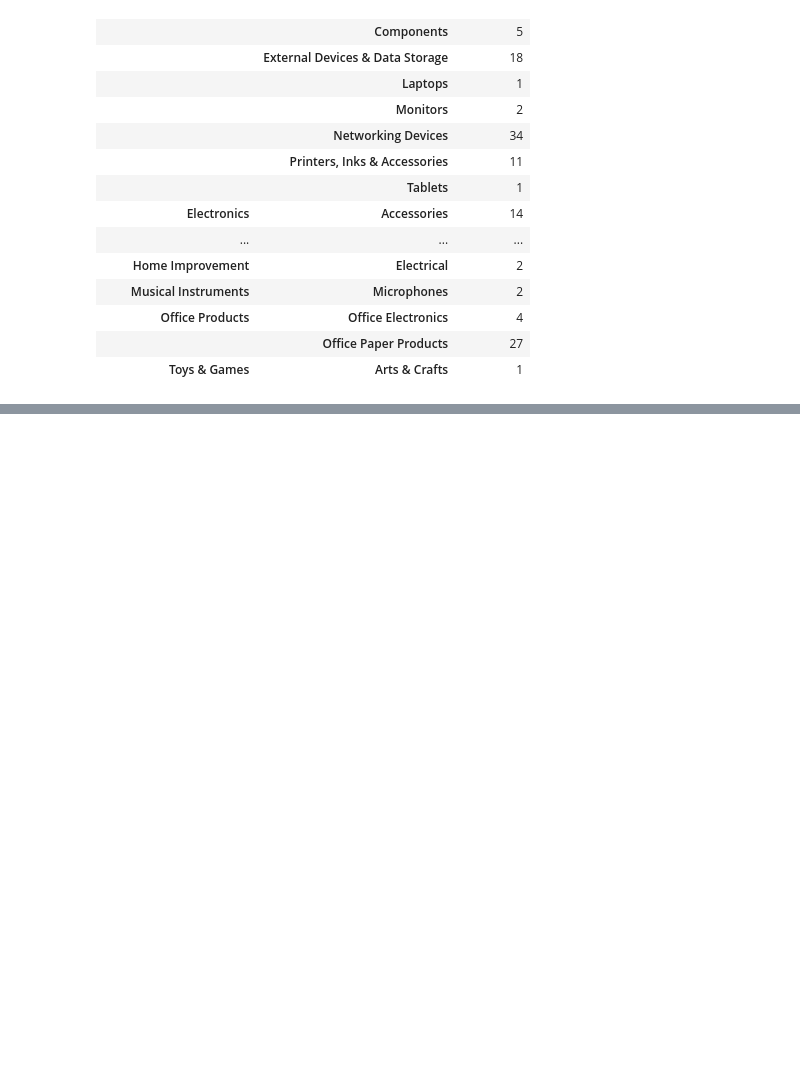
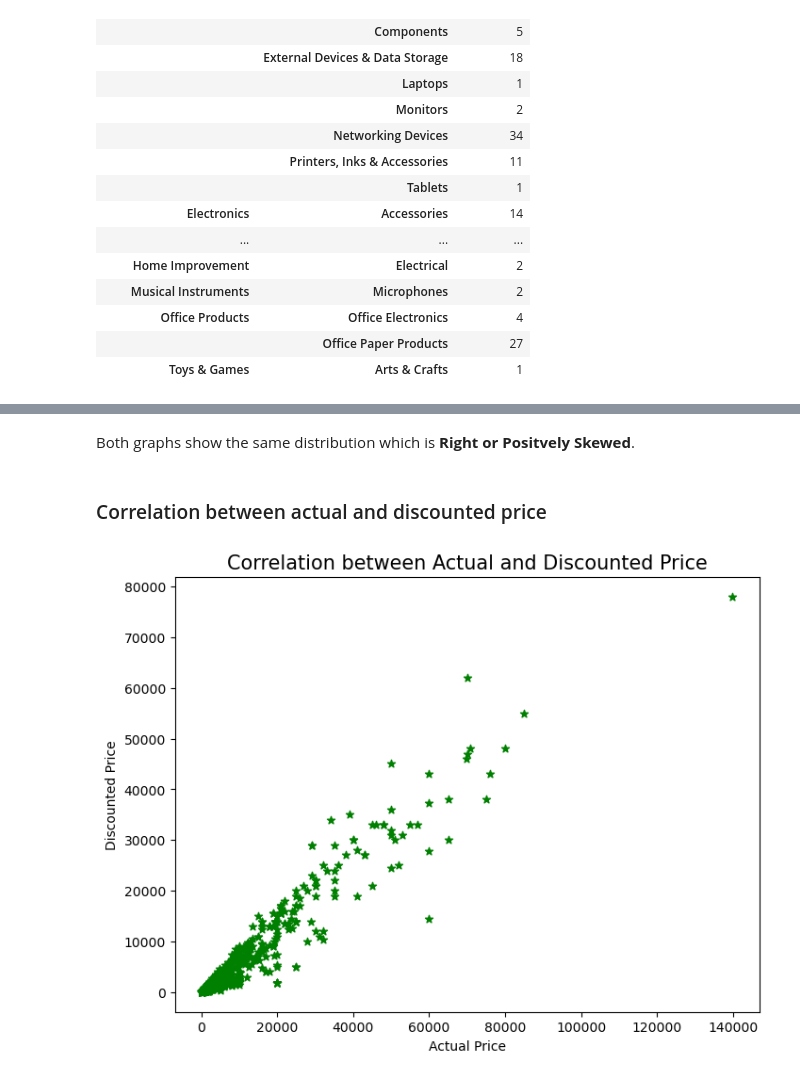
Before and after one commit to oscarappiah424/pythonCapstone, a Jupyter notebook: amazon_data2.ipynb, the cells around one changed output, grey strips where cells are left out. Cells and saved outputs as stored; diff of their text form; code cells hidden in the pictures; blank space fills up the shorter version.

```diff
--- a/amazon_data2.ipynb
+++ b/amazon_data2.ipynb
@@ -603,0 +665,16 @@ main_sub_piv
+# %% [markdown]
+Both graphs show the same distribution which is **Right or Positvely Skewed**.
+# %% [markdown]
+### Correlation between actual and discounted price
+# %%
+fig,ax= plt.subplots(figsize=(8,6))
+ax.scatter(df1['actual_price'],
+           df['discounted_price'],
+           color='green',
+           marker= '*')
+ax.set_xlabel('Actual Price')
+ax.set_ylabel('Discounted Price')
+ax.set_title('Correlation between Actual and Discounted Price',fontsize= 15)
+plt.show()
+# %% [output]
+[figure, added]
```
Also changed, not shown: parts of 13 cells of this notebook.
